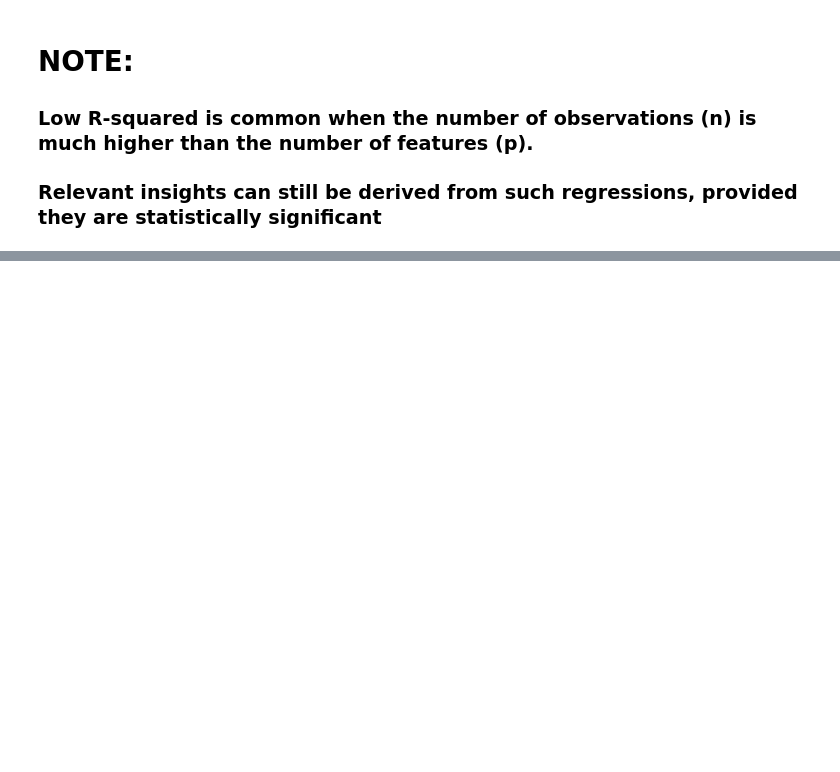
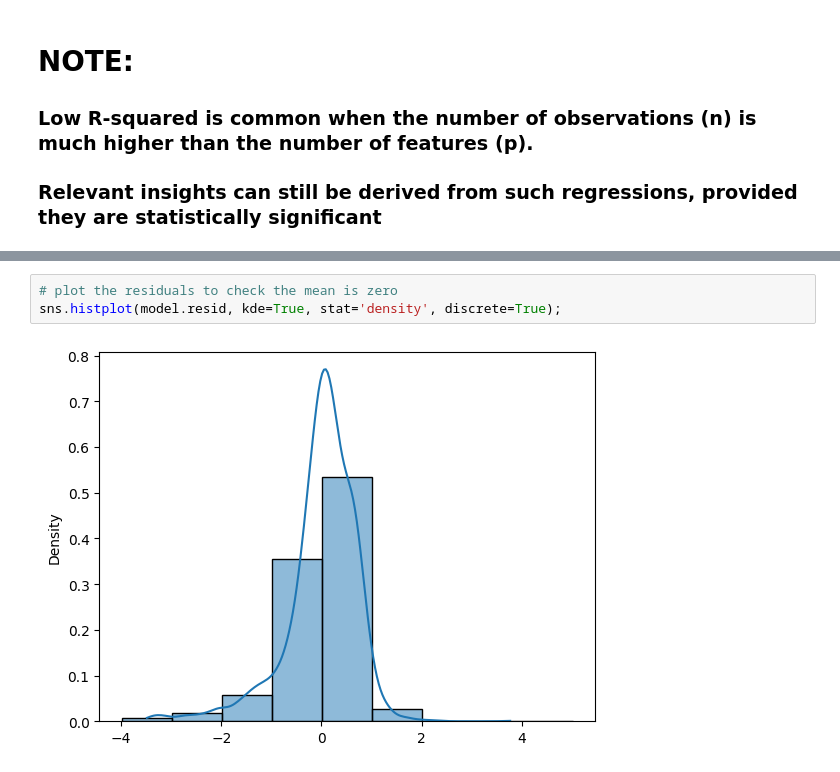
Before and after one commit to hughharford/d_s, a Jupyter notebook: notebooks/data_sci_models.ipynb, the cells around one changed output, grey strips where cells are left out. Cells and saved outputs as stored; diff of their text form; blank space fills up the shorter version.

```diff
--- a/notebooks/data_sci_models.ipynb
+++ b/notebooks/data_sci_models.ipynb
@@ -139,0 +183,5 @@ P-value
+# %%
+# plot the residuals to check the mean is zero
+sns.histplot(model.resid, kde=True, stat='density', discrete=True);
+# %% [output]
+[figure, added]
```
Also changed, not shown: parts of 15 cells of this notebook, 7 other files.
